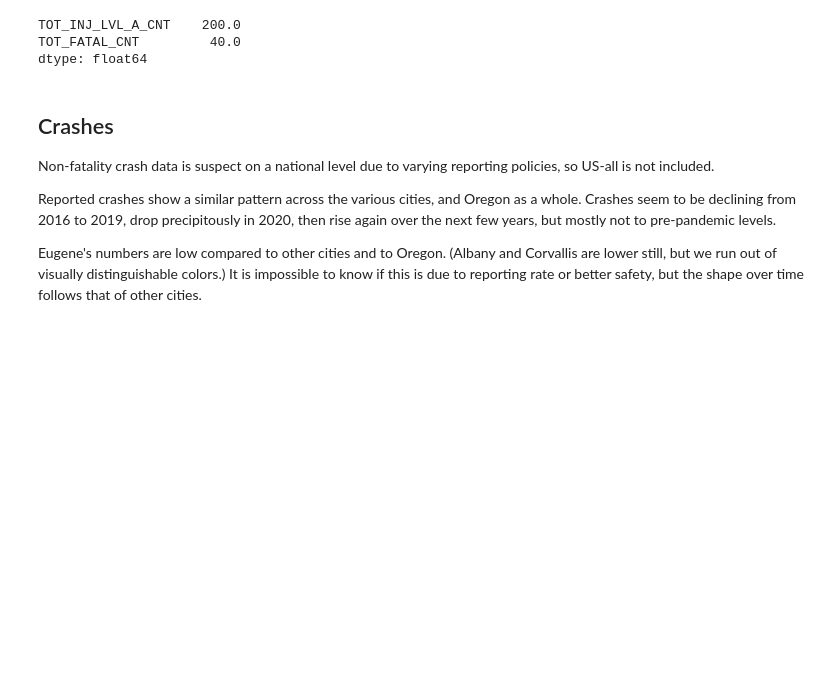
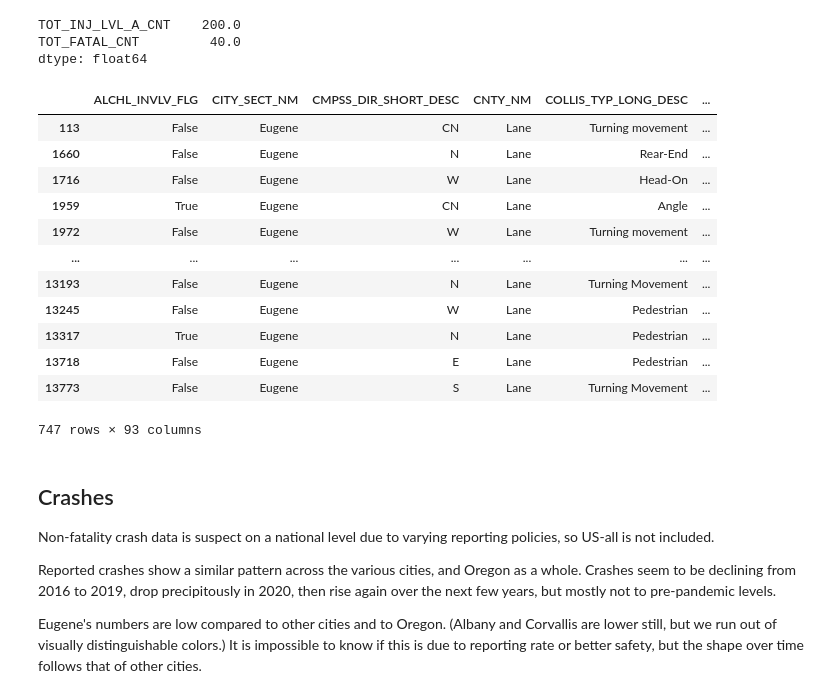
Before and after one commit to nbirnel/atlas-of-eugene, a Jupyter notebook: odot-crashes.ipynb, the cells around one changed output. Drawn from its saved outputs; the diff is of its cells as text; code cells hidden in the pictures; blank space fills up the shorter version.

Commit message:
rerun odot-crashes

```diff
--- a/odot-crashes.ipynb
+++ b/odot-crashes.ipynb
@@ -368,6 +368,22 @@ eugene_ped_and_cycle_crashes = all_crashes[
 city_of_eugene = gpd.read_file(
     "data/city-of-eugene/Eugene_City_Limits_-_HUB.geojson"
 )
+# %%
+eugene_ped_and_cycle_crashes[['COLLIS_TYP_LONG_DESC', 'CRASH_CAUSE_1_LONG_DESC', 'CRASH_CAUSE_2_LONG_DESC', 'CRASH_CAUSE_3_LONG_DESC', 'CRASH_EVNT_1_LONG_DESC', 'CRASH_EVNT_2_LONG_DESC','CRASH_EVNT_3_LONG_DESC', 'CRASH_EVNT_3_LONG_DESC',
+# %% [output]
+|  | ALCHL_INVLV_FLG | CITY_SECT_NM | CMPSS_DIR_SHORT_DESC | CNTY_NM | COLLIS_TYP_LONG_DESC | ... |
+| 113 | False | Eugene | CN | Lane | Turning movement | ... |
+| 1660 | False | Eugene | N | Lane | Rear-End | ... |
+| 1716 | False | Eugene | W | Lane | Head-On | ... |
+| 1959 | True | Eugene | CN | Lane | Angle | ... |
+| 1972 | False | Eugene | W | Lane | Turning movement | ... |
+| ... | ... | ... | ... | ... | ... | ... |
+| 13193 | False | Eugene | N | Lane | Turning Movement | ... |
+| 13245 | False | Eugene | W | Lane | Pedestrian | ... |
+| 13317 | True | Eugene | N | Lane | Pedestrian | ... |
+| 13718 | False | Eugene | E | Lane | Pedestrian | ... |
+| 13773 | False | Eugene | S | Lane | Turning Movement | ... |
+747 rows × 93 columns
 # %%
 complete_aggregator = {
     "TOT_FATAL_CNT": "sum",
```
